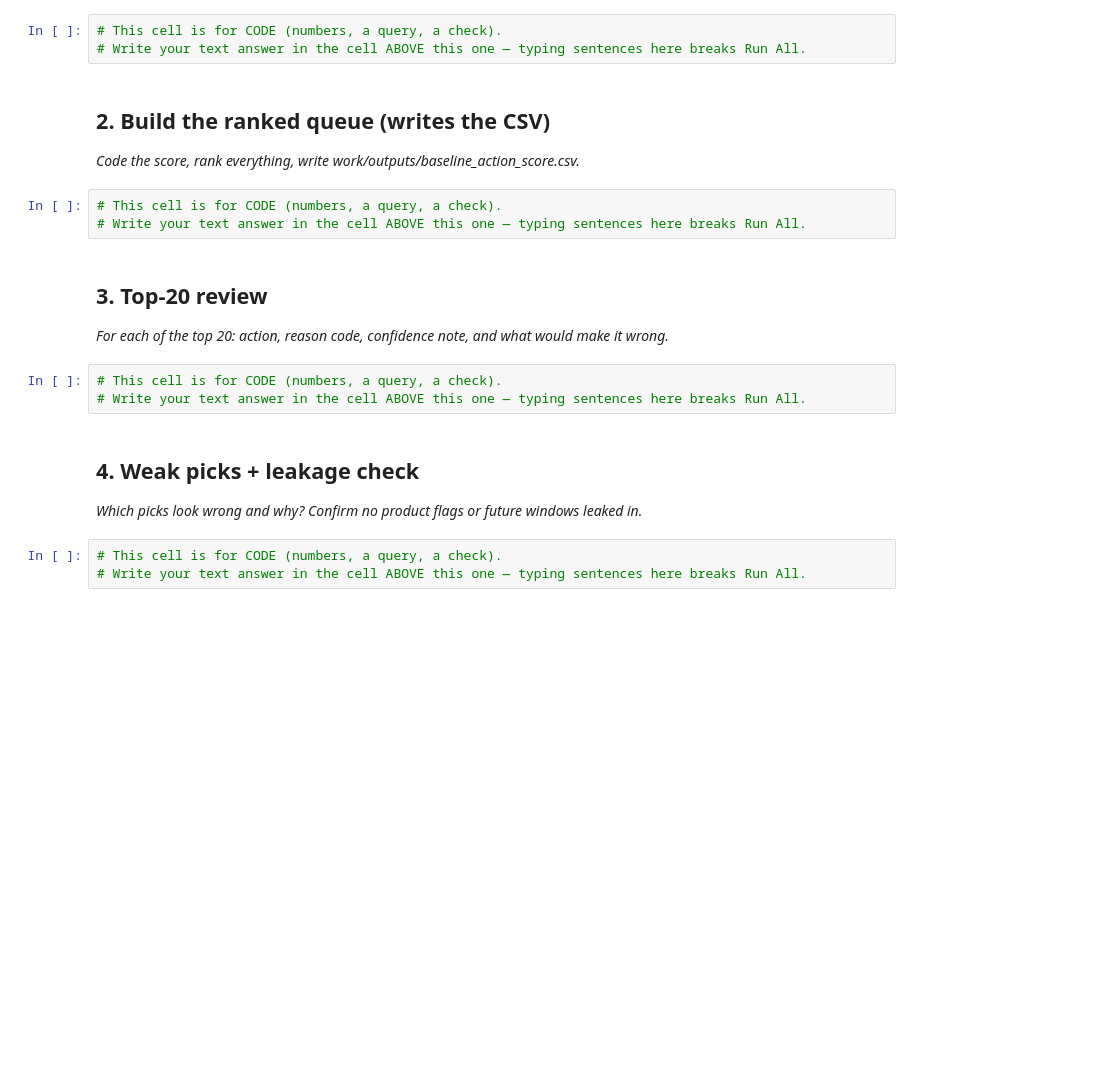
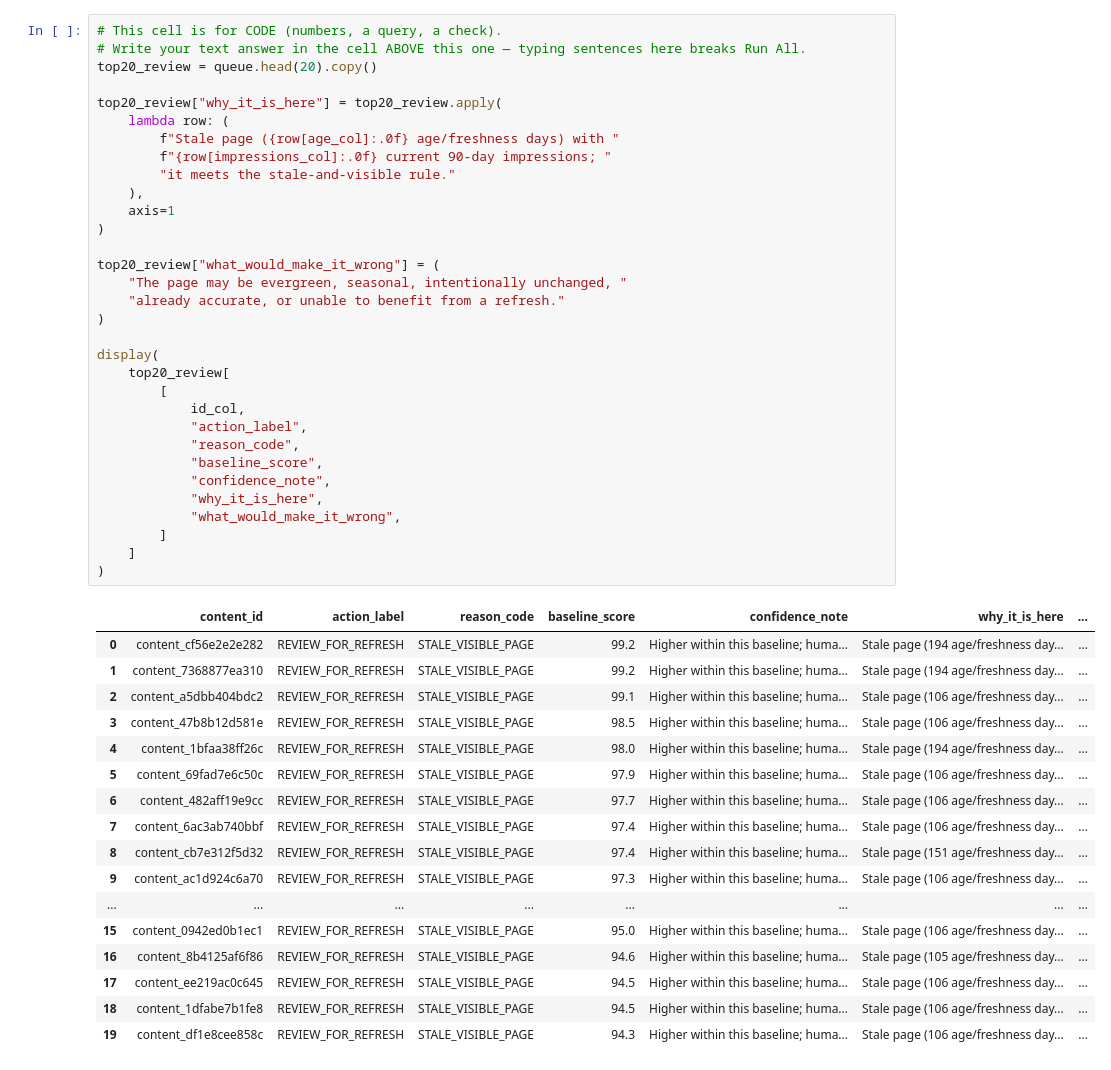
Before and after one commit to Subhash-2910/flyrank-ML-T1, a Jupyter notebook: work/notebooks/w04_baseline_score.ipynb, the cells around one changed output. Cells and saved outputs as stored; diff of their text form; blank space fills up the shorter version.

Commit message:
Add baseline refresh scoring, signal checks, and top-20 review - w04

```diff
--- a/work/notebooks/w04_baseline_score.ipynb
+++ b/work/notebooks/w04_baseline_score.ipynb
@@ -13,24 +290,50 @@ This skeleton is yours to fill. Work the sections **in order** — each one has
 # %%
 # This cell is for CODE (numbers, a query, a check).
 # Write your text answer in the cell ABOVE this one — typing sentences here breaks Run All.
+top20_review = queue.head(20).copy()
+
+top20_review["why_it_is_here"] = top20_review.apply(
+    lambda row: (
+        f"Stale page ({row[age_col]:.0f} age/freshness days) with "
+        f"{row[impressions_col]:.0f} current 90-day impressions; "
+        "it meets the stale-and-visible rule."
+    ),
+    axis=1
+)
+
+top20_review["what_would_make_it_wrong"] = (
+    "The page may be evergreen, seasonal, intentionally unchanged, "
+    "already accurate, or unable to benefit from a refresh."
+)
+
+display(
+    top20_review[
+        [
+            id_col,
+            "action_label",
+            "reason_code",
+            "baseline_score",
+            "confidence_note",
+            "why_it_is_here",
+            "what_would_make_it_wrong",
+        ]
+    ]
+)
+# %% [output]
+|  | content_id | action_label | reason_code | baseline_score | confidence_note | why_it_is_here | ... |
+| 0 | content_cf56e2e2e282 | REVIEW_FOR_REFRESH | STALE_VISIBLE_PAGE | 99.2 | Higher within this baseline; huma... | Stale page (194 age/freshness day... | ... |
+| 1 | content_7368877ea310 | REVIEW_FOR_REFRESH | STALE_VISIBLE_PAGE | 99.2 | Higher within this baseline; huma... | Stale page (194 age/freshness day... | ... |
+| 2 | content_a5dbb404bdc2 | REVIEW_FOR_REFRESH | STALE_VISIBLE_PAGE | 99.1 | Higher within this baseline; huma... | Stale page (106 age/freshness day... | ... |
+| 3 | content_47b8b12d581e | REVIEW_FOR_REFRESH | STALE_VISIBLE_PAGE | 98.5 | Higher within this baseline; huma... | Stale page (106 age/freshness day... | ... |
+| 4 | content_1bfaa38ff26c | REVIEW_FOR_REFRESH | STALE_VISIBLE_PAGE | 98.0 | Higher within this baseline; huma... | Stale page (194 age/freshness day... | ... |
+| 5 | content_69fad7e6c50c | REVIEW_FOR_REFRESH | STALE_VISIBLE_PAGE | 97.9 | Higher within this baseline; huma... | Stale page (106 age/freshness day... | ... |
+| 6 | content_482aff19e9cc | REVIEW_FOR_REFRESH | STALE_VISIBLE_PAGE | 97.7 | Higher within this baseline; huma... | Stale page (106 age/freshness day... | ... |
+| 7 | content_6ac3ab740bbf | REVIEW_FOR_REFRESH | STALE_VISIBLE_PAGE | 97.4 | Higher within this baseline; huma... | Stale page (106 age/freshness day... | ... |
+| 8 | content_cb7e312f5d32 | REVIEW_FOR_REFRESH | STALE_VISIBLE_PAGE | 97.4 | Higher within this baseline; huma... | Stale page (151 age/freshness day... | ... |
+| 9 | content_ac1d924c6a70 | REVIEW_FOR_REFRESH | STALE_VISIBLE_PAGE | 97.3 | Higher within this baseline; huma... | Stale page (106 age/freshness day... | ... |
+| ... | ... | ... | ... | ... | ... | ... | ... |
+| 15 | content_0942ed0b1ec1 | REVIEW_FOR_REFRESH | STALE_VISIBLE_PAGE | 95.0 | Higher within this baseline; huma... | Stale page (106 age/freshness day... | ... |
+| 16 | content_8b4125af6f86 | REVIEW_FOR_REFRESH | STALE_VISIBLE_PAGE | 94.6 | Higher within this baseline; huma... | Stale page (105 age/freshness day... | ... |
+| 17 | content_ee219ac0c645 | REVIEW_FOR_REFRESH | STALE_VISIBLE_PAGE | 94.5 | Higher within this baseline; huma... | Stale page (106 age/freshness day... | ... |
+| 18 | content_1dfabe7b1fe8 | REVIEW_FOR_REFRESH | STALE_VISIBLE_PAGE | 94.5 | Higher within this baseline; huma... | Stale page (106 age/freshness day... | ... |
+| 19 | content_df1e8cee858c | REVIEW_FOR_REFRESH | STALE_VISIBLE_PAGE | 94.3 | Higher within this baseline; huma... | Stale page (106 age/freshness day... | ... |
-# %% [markdown]
-## 2. Build the ranked queue (writes the CSV)
-
-*Code the score, rank everything, write work/outputs/baseline_action_score.csv.*
-# %%
-# This cell is for CODE (numbers, a query, a check).
-# Write your text answer in the cell ABOVE this one — typing sentences here breaks Run All.
-# %% [markdown]
-## 3. Top-20 review
-
-*For each of the top 20: action, reason code, confidence note, and what would make it wrong.*
-# %%
-# This cell is for CODE (numbers, a query, a check).
-# Write your text answer in the cell ABOVE this one — typing sentences here breaks Run All.
-# %% [markdown]
-## 4. Weak picks + leakage check
-
-*Which picks look wrong and why? Confirm no product flags or future windows leaked in.*
-# %%
-# This cell is for CODE (numbers, a query, a check).
-# Write your text answer in the cell ABOVE this one — typing sentences here breaks Run All.
```
Also changed, not shown: parts of 12 cells of this notebook.
